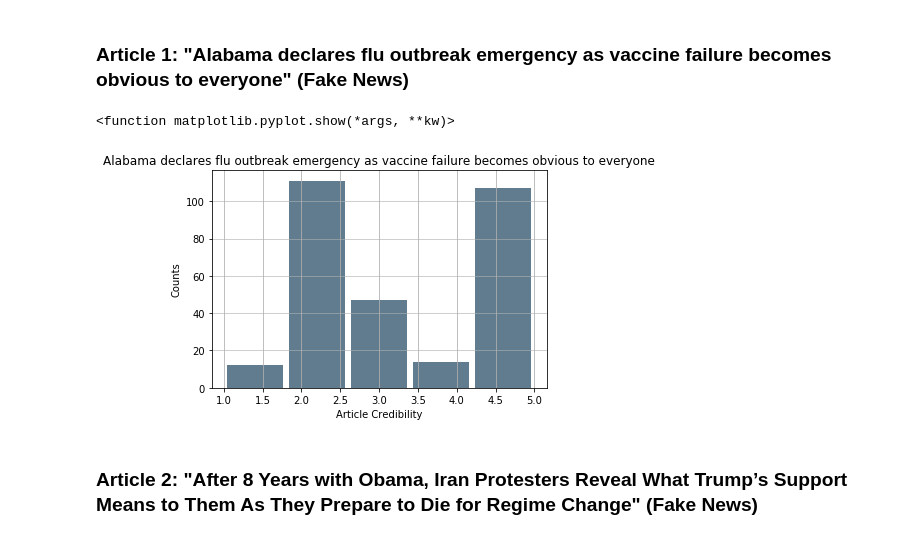
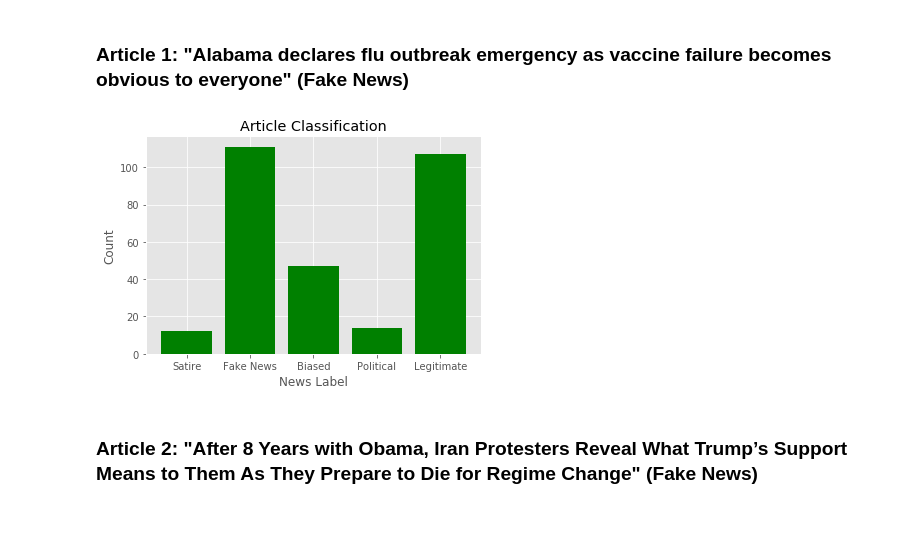
Before and after one commit to jimkaj/w210_FakeNews, a Jupyter notebook: FakeNewsExperiment.ipynb, the cells around one changed output. Drawn from its saved outputs; the diff is of its cells as text; code cells hidden in the pictures.

```diff
--- a/FakeNewsExperiment.ipynb
+++ b/FakeNewsExperiment.ipynb
@@ -195,3 +192,17 @@ F( 2 , 288 ) =  0.6110526748256431  p = 0.5434813683496551
 Fail to reject the null hypothesis
 # %% [markdown]
 ## Exploratory Data Analysis
+# %%
+#Function to Draw Single Bar Chart of article ratings
+def Rating_BarChart(art):
+    plt.style.use('ggplot')
+    x=['Satire','Fake News','Biased','Political','Legitimate']
+    ser = art.value_counts()
+    counts=[ser[1],ser[2],ser[3],ser[4],ser[5]]
+    x_pos = [i for i, _ in enumerate(x)]
+    plt.bar(x_pos, counts, color='green')
+    plt.xlabel("News Label")
+    plt.ylabel("Count")
+    plt.title('Article Classification')
+    plt.xticks(x_pos, x)
+    plt.show()
@@ -198,18 +229,8 @@ Fail to reject the null hypothesis
 # %% [markdown]
 ### Article 1: "Alabama declares flu outbreak emergency as vaccine failure becomes obvious to everyone" (Fake News)
-# %%
-%matplotlib inline
-#Histogram
-ser = pd.Series(data.Art01)
-ser.plot.hist(grid=True, bins=5, rwidth=0.9,
-                   color='#607c8e')
-plt.title('Alabama declares flu outbreak emergency as vaccine failure becomes obvious to everyone')
-plt.xlabel('Article Credibility')
-plt.ylabel('Counts')
-plt.grid(axis='y', alpha=0.75)
-plt.show
-# %% [output]
-<function matplotlib.pyplot.show(*args, **kw)>
-[figure, removed]
+# %%
+Rating_BarChart(data.Art01)
+# %% [output]
+[figure, added]
 # %% [markdown]
 ### Article 2: "After 8 Years with Obama, Iran Protesters Reveal What Trump’s Support Means to Them As They Prepare to Die for Regime Change" (Fake News)
```
Also changed, not shown: parts of 41 cells of this notebook.
